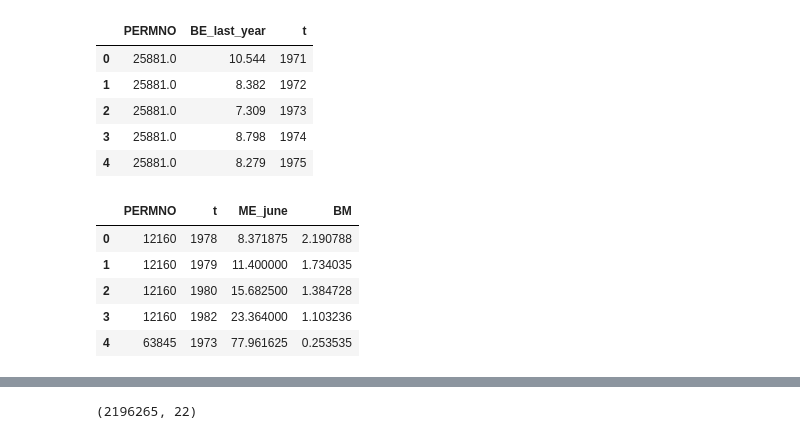
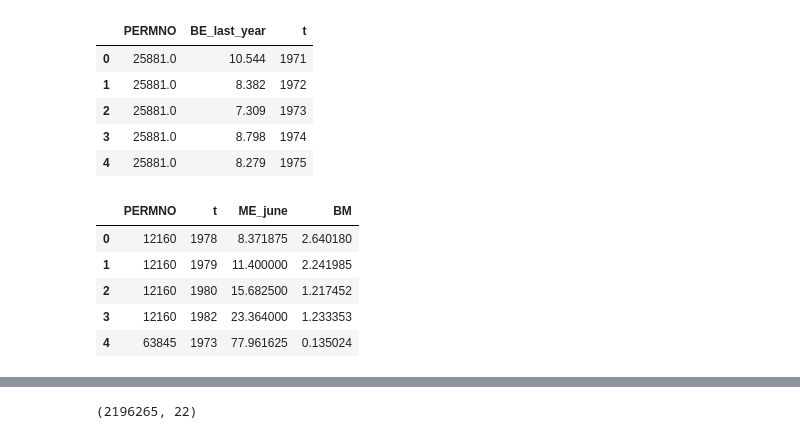
Before and after one commit to khm396/analysis-practice, a Jupyter notebook: assetpricing/sas3.ipynb, the cells around one changed output, grey strips where cells are left out. Saved outputs shown, nothing was run; the diff lists cells and outputs as text; code cells hidden in the pictures.

```diff
--- a/assetpricing/sas3.ipynb
+++ b/assetpricing/sas3.ipynb
@@ -230,17 +230,17 @@ be_prev.head()
 # %%
 # merge all together
 
 me_bm = me_june.merge(be_prev, on=['PERMNO', 't'], how='inner').merge(me_dec, on=['PERMNO', 't'], how='inner')
-me_bm['BM'] = me_bm['BE_last_year'] / me_bm['ME_june']
+me_bm['BM'] = me_bm['BE_last_year'] / me_bm['ME_last_dec'] #ME_last_dec 로 수정 필요
 me_bm = me_bm[['PERMNO', 't', 'ME_june', 'BM']]
 me_bm.head()
 # %% [output]
 |  | PERMNO | t | ME_june | BM |
-| 0 | 12160 | 1978 | 8.371875 | 2.190788 |
-| 1 | 12160 | 1979 | 11.400000 | 1.734035 |
-| 2 | 12160 | 1980 | 15.682500 | 1.384728 |
-| 3 | 12160 | 1982 | 23.364000 | 1.103236 |
-| 4 | 63845 | 1973 | 77.961625 | 0.253535 |
+| 0 | 12160 | 1978 | 8.371875 | 2.640180 |
+| 1 | 12160 | 1979 | 11.400000 | 2.241985 |
+| 2 | 12160 | 1980 | 15.682500 | 1.217452 |
+| 3 | 12160 | 1982 | 23.364000 | 1.233353 |
+| 4 | 63845 | 1973 | 77.961625 | 0.135024 |
 # %%
 crsp['t'] = crsp['year'].where(crsp['month'] > 6 , crsp['year'] - 1)
 crsp.head()
```
Also changed, not shown: parts of 2 cells of this notebook.
